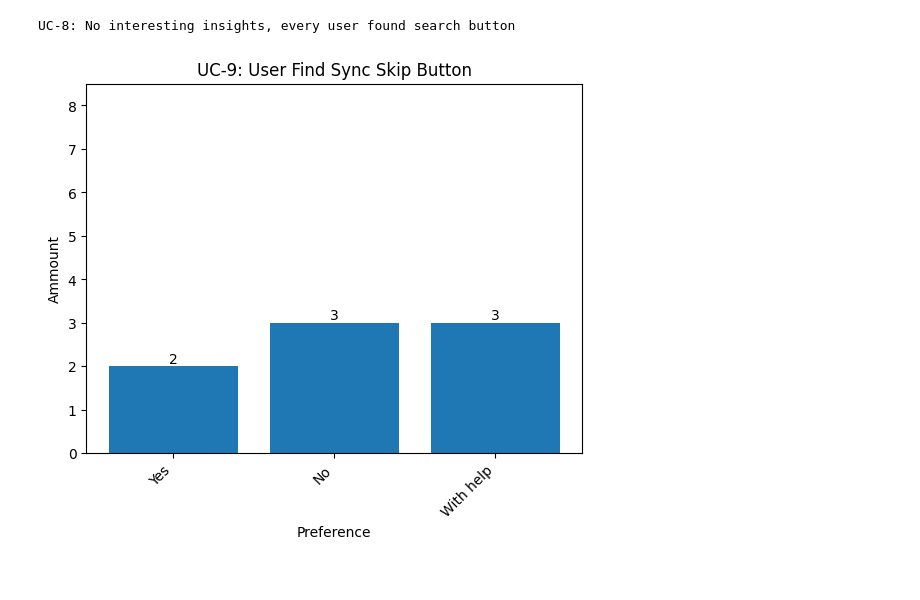
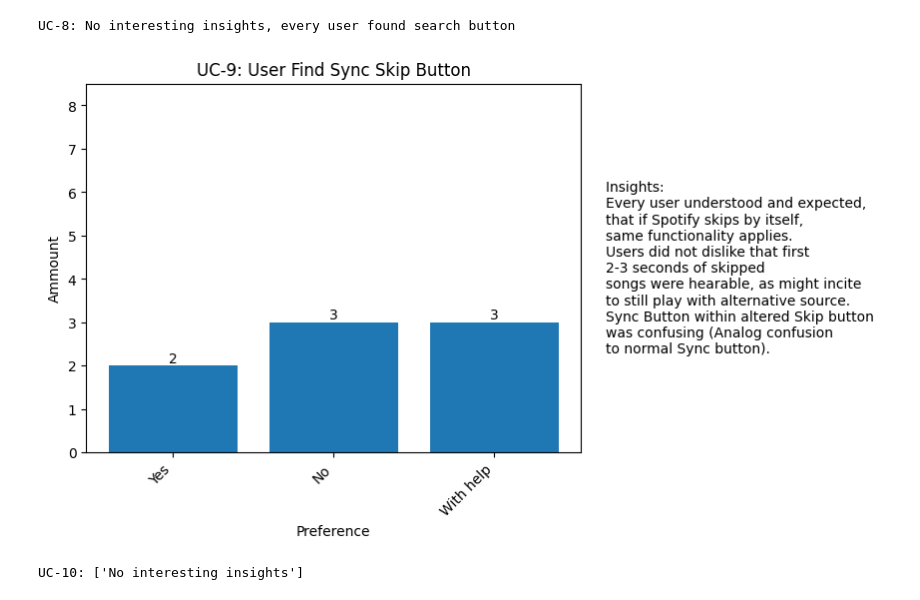
Before and after one commit to simonroedig/ChordSync_Study, a Jupyter notebook: study_analysis_ui_ux.ipynb, the cells around one changed output. Cells and saved outputs as stored; diff of their text form; code cells hidden in the pictures.

Commit message:
alogirthm visual

```diff
--- a/study_analysis_ui_ux.ipynb
+++ b/study_analysis_ui_ux.ipynb
@@ -127,7 +127,14 @@ UC-8: No interesting insights, every user found search button
 # %%
 # 9
 uc_9_user_find_sync_skip_button = ["Yes", "No", "With help"]
 uc_9_user_find_sync_skip_button_ammount = [2, 3, 3]
-plot_bar_graph_2(uc_9_user_find_sync_skip_button, uc_9_user_find_sync_skip_button_ammount, "Preference", "Ammount", "UC-9: User Find Sync Skip Button")
+uc_9_user_find_sync_skip_button_insights = "Insights: \nEvery user understood and expected, \nthat if Spotify skips by itself, \nsame functionality applies. \nUsers did not dislike that first \n2-3 seconds of skipped \nsongs were hearable, as might incite \nto still play with alternative source. \nSync Button within altered Skip button \nwas confusing (Analog confusion \nto normal Sync button)."
+plot_bar_graph_2(uc_9_user_find_sync_skip_button, uc_9_user_find_sync_skip_button_ammount, "Preference", "Ammount", "UC-9: User Find Sync Skip Button", uc_9_user_find_sync_skip_button_insights)
 # %% [output]
-[figure, old version]
+[figure, new version]
+# %%
+# 10
+uc_10_open_exploration = ["No interesting insights"]
+print(f"UC-10: {uc_10_open_exploration}")
+# %% [output]
+UC-10: ['No interesting insights']
```
Also changed, not shown: 3 other files.
